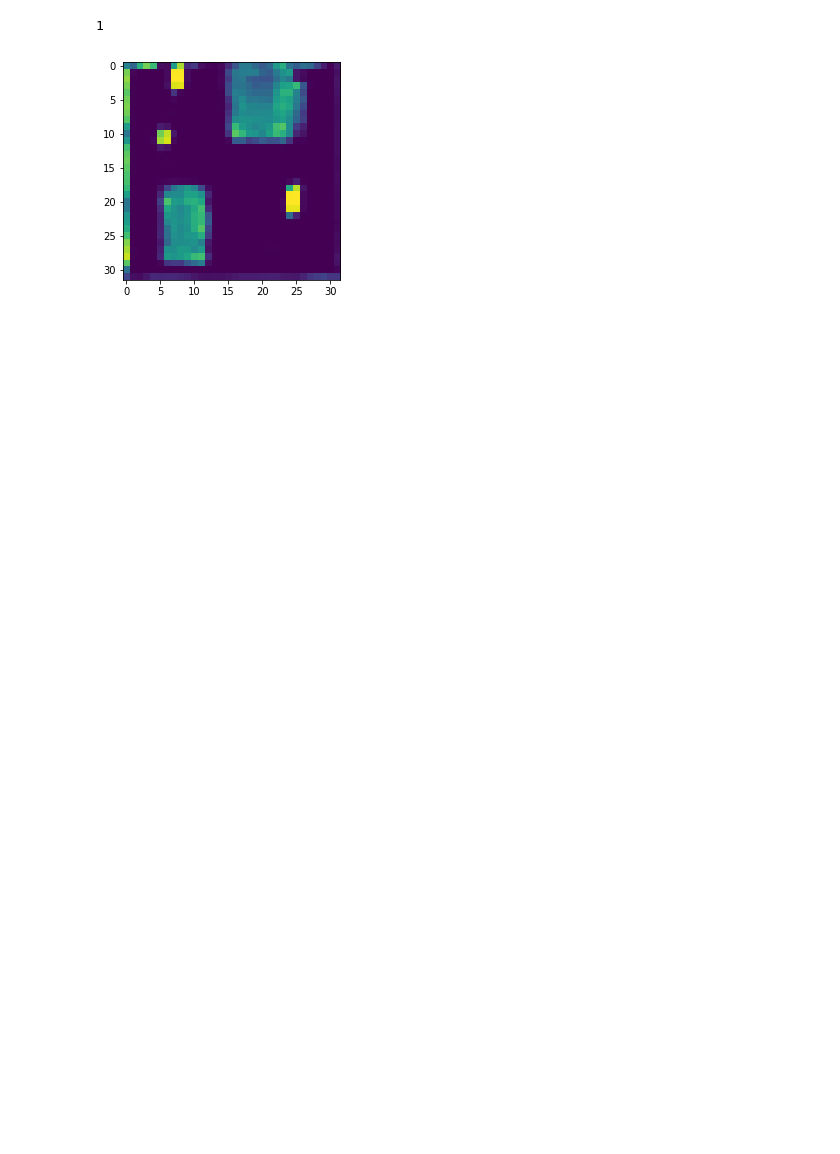
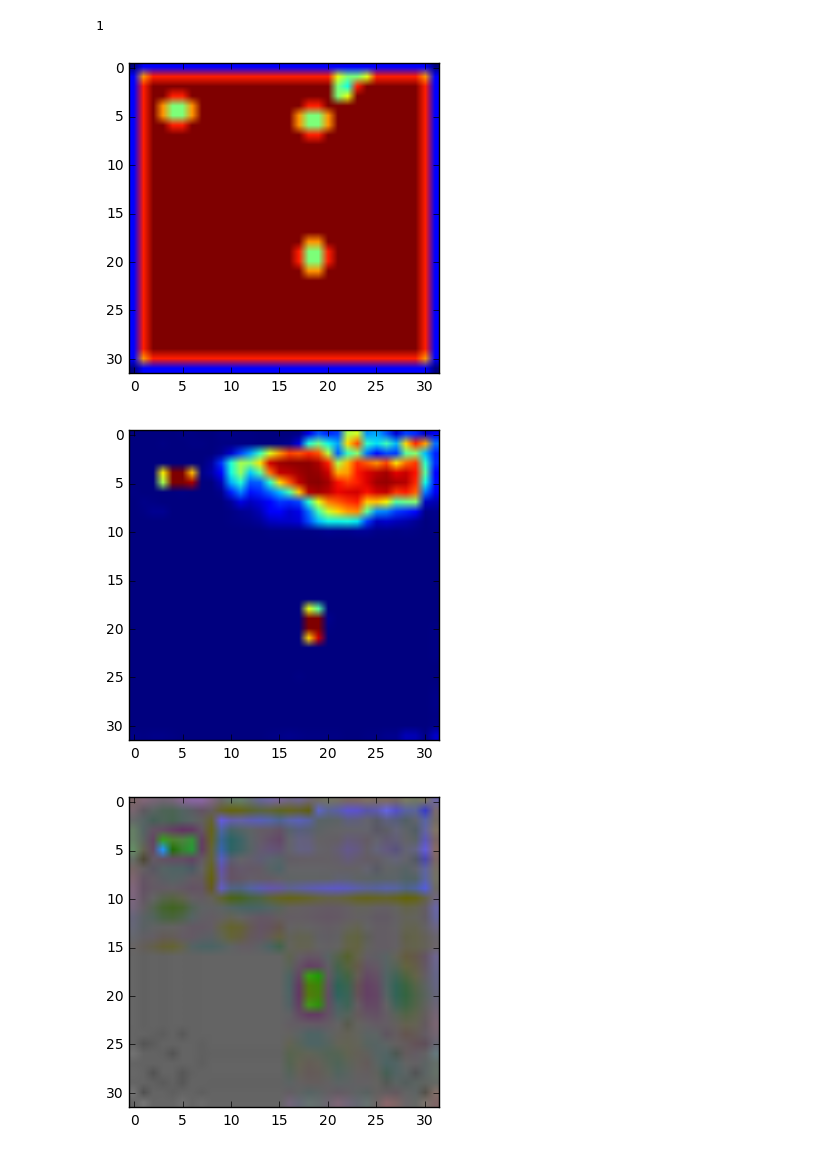
Before and after one commit to npetrenko/recurrent_frcnn, a Jupyter notebook: test_rpn_det.ipynb, the cells around one changed output. Cells and saved outputs as stored; diff of their text form; code cells hidden in the pictures; blank space fills up the shorter version.

```diff
--- a/test_rpn_det.ipynb
+++ b/test_rpn_det.ipynb
@@ -94,9 +94,16 @@ print('1')
 preds_n_base = predict_rpn_and_featuremap(x[0])
 # %%
 Y1, Y2, base_ = preds_n_base
-# %%
-plt.imshow(Y1[0,16].max(axis=-1))
-plt.show()
-# %% [output]
-[figure, removed]
+# %%
+t = 9
+plt.imshow((x[1][0][0,t][...,:num_anchors]).sum(axis=-1))
+plt.show()
+plt.imshow(Y1[0,t].max(axis=-1))
+plt.show()
+plt.imshow(x[0][0,t])
+plt.show()
+# %% [output]
+[figure, added]
+[figure, added]
+[figure, added]
 # %%
```
Also changed, not shown: parts of 8 cells of this notebook, 4 other files.
